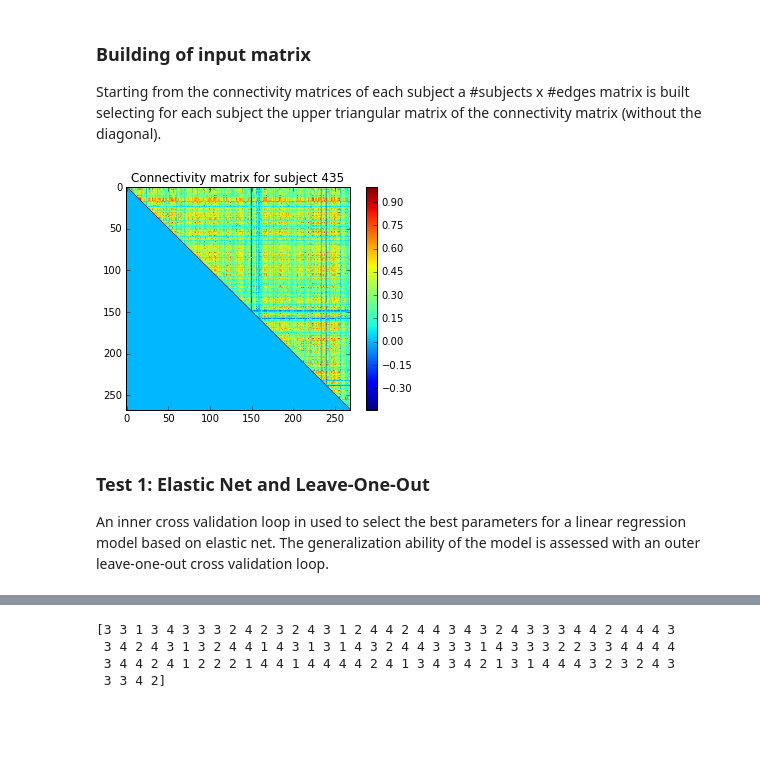
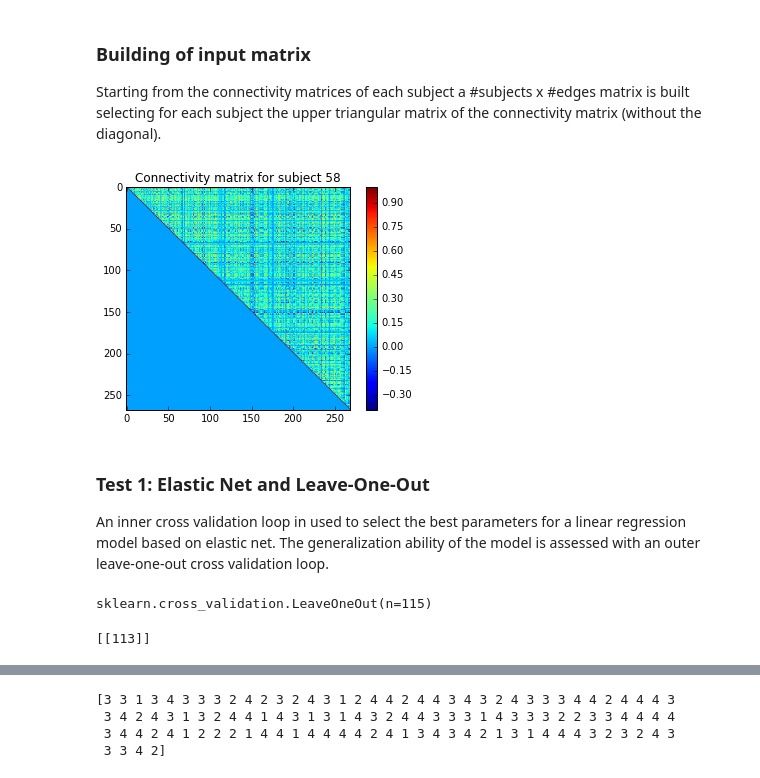
Before and after one commit to paola-g/iq_prediction, a Jupyter notebook: elastic_net_loo.ipynb, the cells around one changed output, grey strips where cells are left out. Saved outputs shown, nothing was run; the diff lists cells and outputs as text; code cells hidden in the pictures; blank space fills up the shorter version.

Commit message:
collecting results leave-one-out

```diff
--- a/elastic_net_loo.ipynb
+++ b/elastic_net_loo.ipynb
@@ -151,30 +151,35 @@ print(bin_limits)
 Starting from the connectivity matrices of each subject a #subjects x #edges matrix is built selecting for each subject the upper triangular matrix of the connectivity matrix (without the diagonal).
 # %%
 # choose dataset
-#conn_mats = data['rest_1_mat']
+conn_mats = data['rest_1_mat']
 #conn_mats = data['rest_2_mat']
-conn_mats = data_ext
+#conn_mats = data_ext
 
 # build matrix n_subjects x n_edges
 n_parcels = conn_mats.shape[0]
 triu_idx = np.triu_indices(n_parcels,1)
 n_edges = len(triu_idx[1]);
 
 def plt_conn(subject):
     plt.imshow(np.triu(conn_mats[:,:,subject-1]))
     plt.colorbar()
     plt.title('Connectivity matrix for subject '+str(subject))
 
 interact(plt_conn, subject=(1,n_subj),continuous_update=False)
 
 edges = np.zeros([n_subj,n_edges])
 
 for subject in range(conn_mats.shape[-1]):
     edges[subject,] = conn_mats[:,:,subject][triu_idx]
 # %% [output]
-[figure, old version]
+[figure, new version]
 # %% [markdown]
 ### Test 1: Elastic Net and Leave-One-Out
 An inner  cross validation loop in used to select the best parameters for a linear regression model based on elastic net. The generalization ability of the model is assessed with an outer leave-one-out cross validation loop.
+# %%
+loo = cross_validation.LeaveOneOut(n_subj)
+print(loo)
+# %% [output]
+sklearn.cross_validation.LeaveOneOut(n=115)
 # %%
 # Test with all edges and parameter selection by cross validation
@@ -201,0 +211,5 @@ preds_1 = predictions
+# %%
+start = results['i']
+print(start)
+# %% [output]
+[[113]]
```
Also changed, not shown: parts of 9 cells of this notebook, 3 other files.
